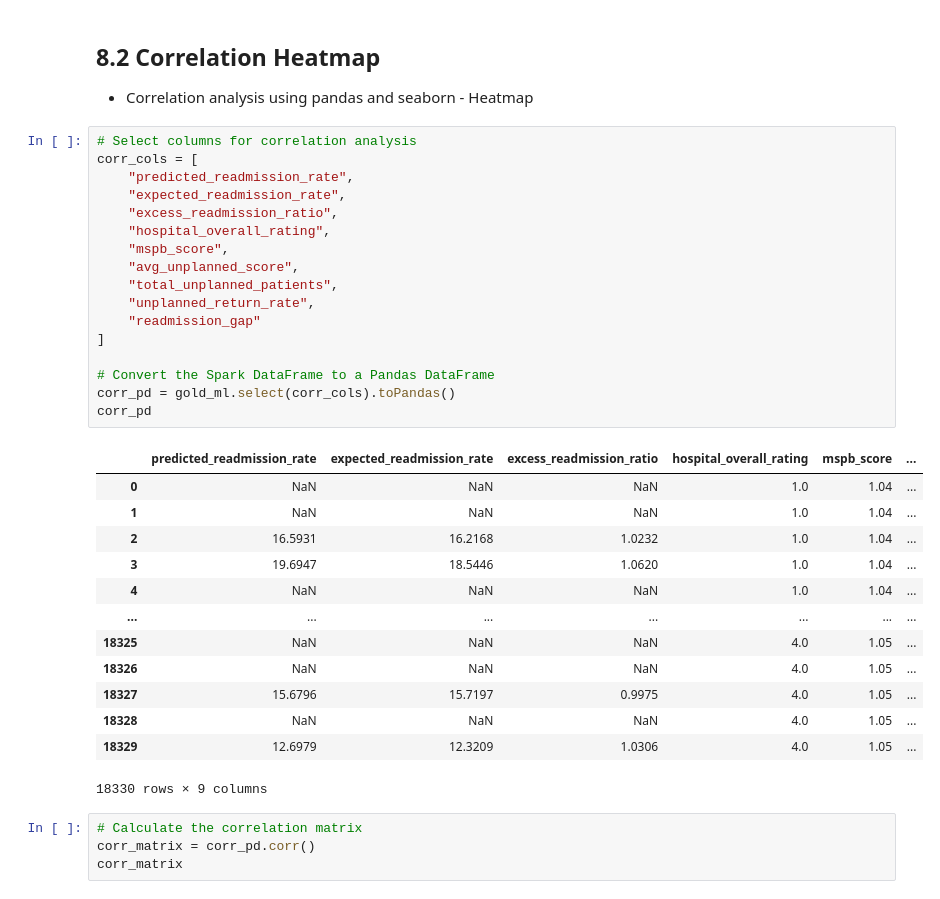
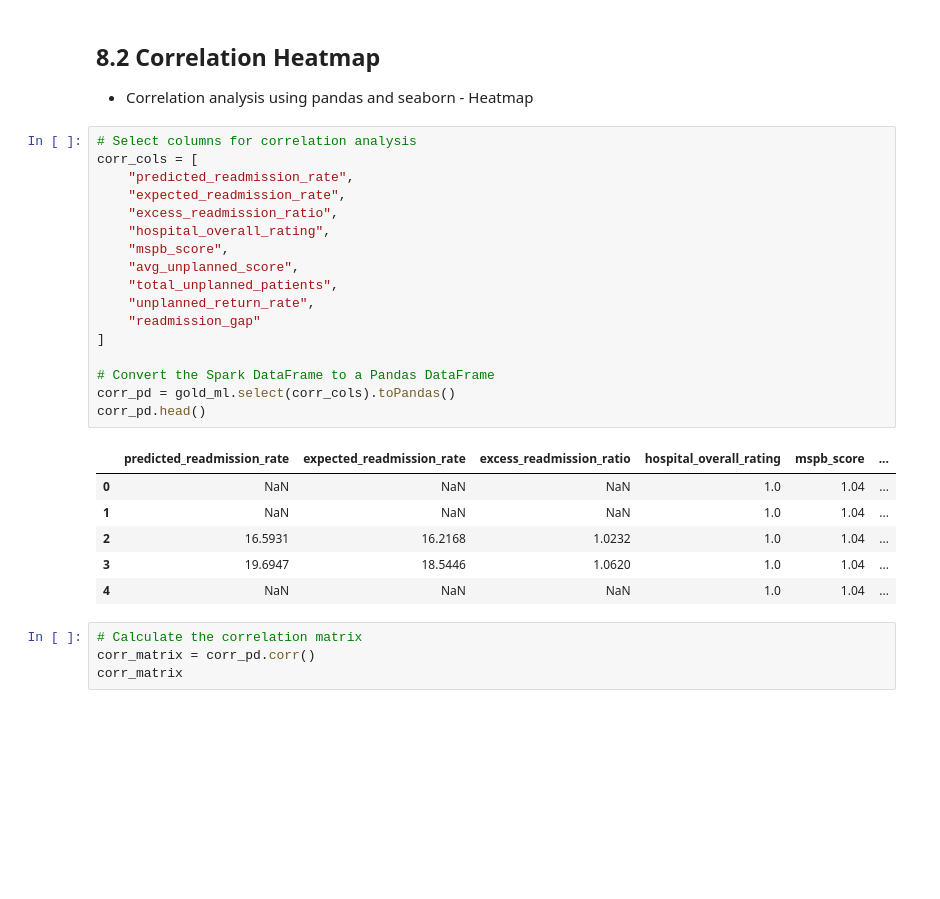
Before and after one commit to mcomertg/cms-hospital-lakehouse, a Jupyter notebook: notebooks/00_eda_demo.ipynb, the cells around one changed output. Cells and saved outputs as stored; diff of their text form; blank space fills up the shorter version.

```diff
--- a/notebooks/00_eda_demo.ipynb
+++ b/notebooks/00_eda_demo.ipynb
@@ -771,34 +733,27 @@ gold_hosp.columns
 # %%
 # Select columns for correlation analysis
 corr_cols = [
     "predicted_readmission_rate",
     "expected_readmission_rate",
     "excess_readmission_ratio",
     "hospital_overall_rating",
     "mspb_score",
     "avg_unplanned_score",
     "total_unplanned_patients",
     "unplanned_return_rate",
     "readmission_gap"
 ]
 
 # Convert the Spark DataFrame to a Pandas DataFrame
 corr_pd = gold_ml.select(corr_cols).toPandas()
-corr_pd
+corr_pd.head()
 # %% [output]
 |  | predicted_readmission_rate | expected_readmission_rate | excess_readmission_ratio | hospital_overall_rating | mspb_score | ... |
 | 0 | NaN | NaN | NaN | 1.0 | 1.04 | ... |
 | 1 | NaN | NaN | NaN | 1.0 | 1.04 | ... |
 | 2 | 16.5931 | 16.2168 | 1.0232 | 1.0 | 1.04 | ... |
 | 3 | 19.6947 | 18.5446 | 1.0620 | 1.0 | 1.04 | ... |
 | 4 | NaN | NaN | NaN | 1.0 | 1.04 | ... |
-| ... | ... | ... | ... | ... | ... | ... |
-| 18325 | NaN | NaN | NaN | 4.0 | 1.05 | ... |
-| 18326 | NaN | NaN | NaN | 4.0 | 1.05 | ... |
-| 18327 | 15.6796 | 15.7197 | 0.9975 | 4.0 | 1.05 | ... |
-| 18328 | NaN | NaN | NaN | 4.0 | 1.05 | ... |
-| 18329 | 12.6979 | 12.3209 | 1.0306 | 4.0 | 1.05 | ... |
-18330 rows × 9 columns
 # %%
 # Calculate the correlation matrix
 corr_matrix = corr_pd.corr()
```
Also changed, not shown: parts of 10 cells of this notebook.
